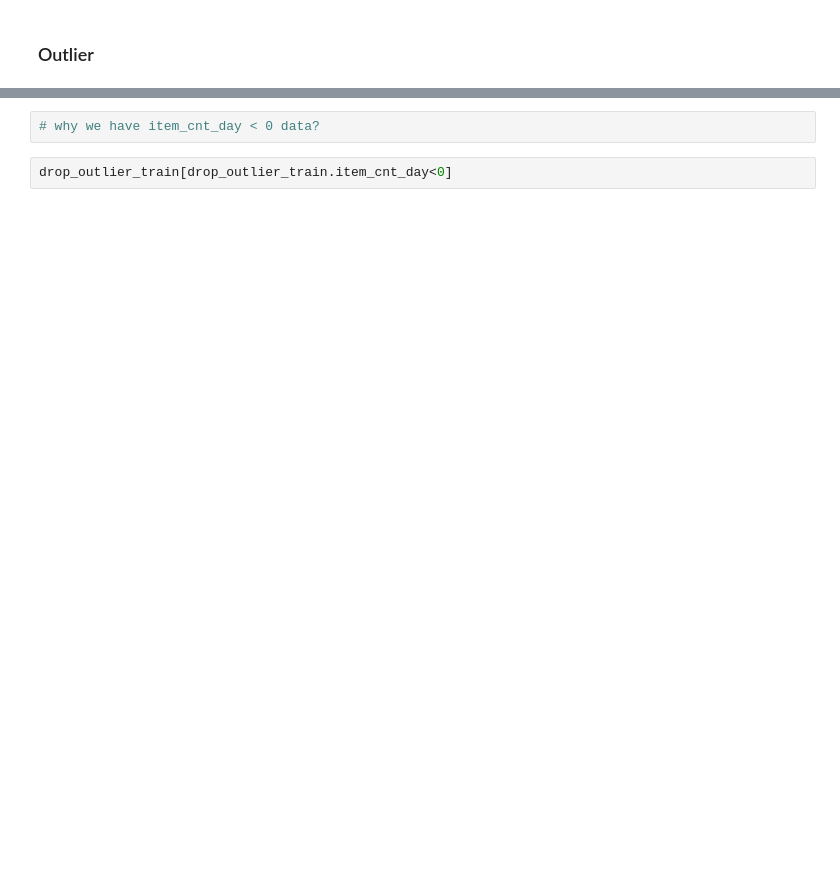
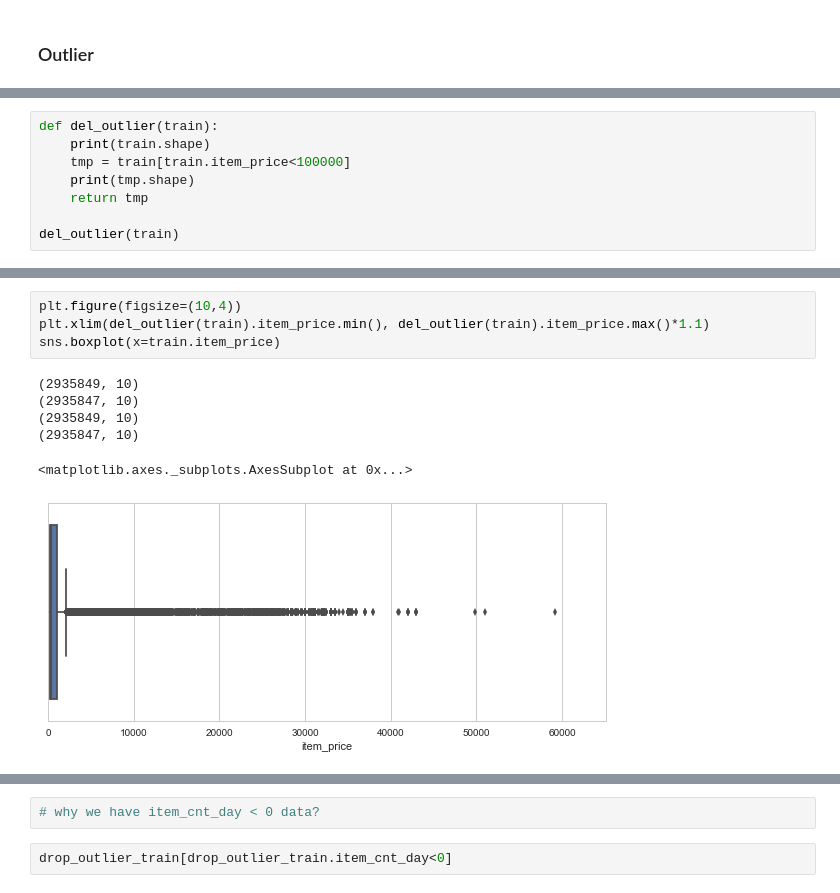
Before and after one commit to kkchuchu/kkchuchu.mushroom, a Jupyter notebook: kaggle/[kaggle] Predict Future Sales.ipynb, the cells around one changed output, grey strips where cells are left out. Drawn from its saved outputs; the diff is of its cells as text; blank space fills up the shorter version.

```diff
--- a/kaggle/[kaggle] Predict Future Sales.ipynb
+++ b/kaggle/[kaggle] Predict Future Sales.ipynb
@@ -244,0 +225,8 @@ drop_outlier_train.loc[drop_outlier_train.item_price<0]
+# %%
+def del_outlier(train):
+    print(train.shape)
+    tmp = train[train.item_price<100000]
+    print(tmp.shape)
+    return tmp
+
+del_outlier(train)
@@ -244,0 +254,11 @@ drop_outlier_train.loc[drop_outlier_train.item_price<0]
+# %%
+plt.figure(figsize=(10,4))
+plt.xlim(del_outlier(train).item_price.min(), del_outlier(train).item_price.max()*1.1)
+sns.boxplot(x=train.item_price)
+# %% [output]
+(2935849, 10)
+(2935847, 10)
+(2935849, 10)
+(2935847, 10)
+<matplotlib.axes._subplots.AxesSubplot at 0x...>
+[figure, added]
```
Also changed, not shown: parts of 17 cells of this notebook.
